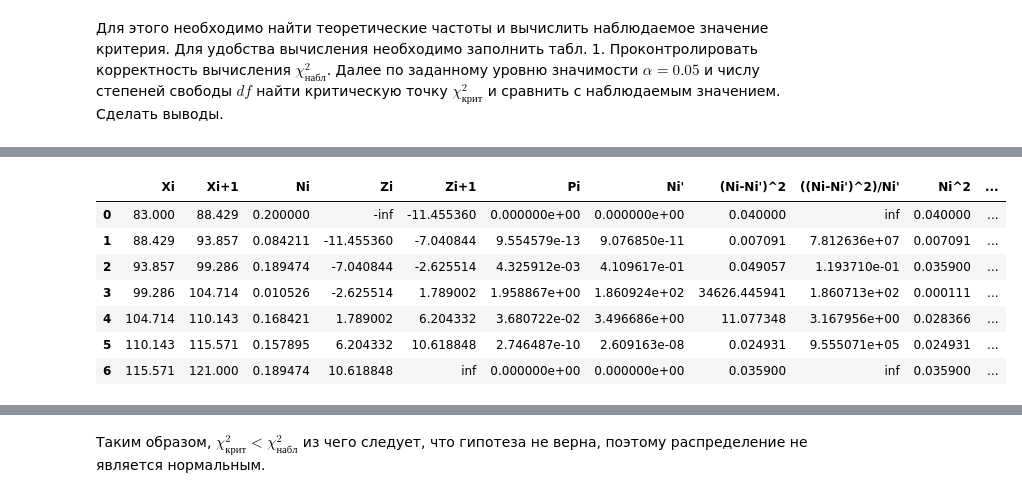
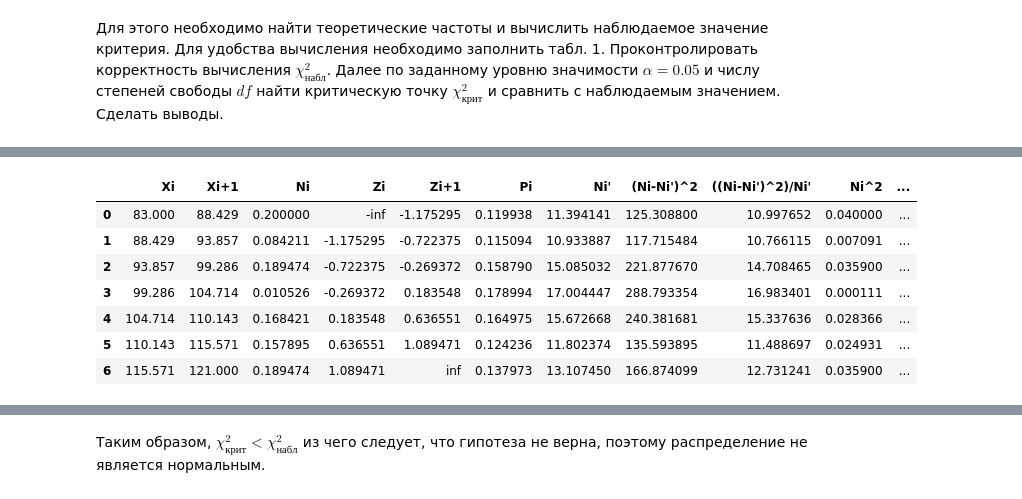
Before and after one commit to the-mvi/smedh-2023, a Jupyter notebook: 9383_Likhashva_AD_Karpekina_AA/task3.ipynb, the cells around one changed output, grey strips where cells are left out. Saved outputs shown, nothing was run; the diff lists cells and outputs as text; code cells hidden in the pictures.

```diff
--- a/9383_Likhashva_AD_Karpekina_AA/task3.ipynb
+++ b/9383_Likhashva_AD_Karpekina_AA/task3.ipynb
@@ -175,9 +182,6 @@ $df$ найти критическую точку $\chi^2_{крит}$ и сра
 from scipy.special import erf
 
 def laplace(x):
-    if x < 0:
-        return -laplace(-x)
-    else:
         return (1/2) + (1/2) * erf(x/math.sqrt(2))
 
 df_iqP["Zi"] = (df_iqP["Xi"] - x_st)/math.sqrt(S)
@@ -197,11 +202,11 @@ df_iqP
 |  | Xi | Xi+1 | Ni | Zi | Zi+1 | Pi | Ni' | (Ni-Ni')^2 | ((Ni-Ni')^2)/Ni' | Ni^2 | ... |
-| 0 | 83.000 | 88.429 | 0.200000 | -inf | -11.455360 | 0.000000e+00 | 0.000000e+00 | 0.040000 | inf | 0.040000 | ... |
-| 1 | 88.429 | 93.857 | 0.084211 | -11.455360 | -7.040844 | 9.554579e-13 | 9.076850e-11 | 0.007091 | 7.812636e+07 | 0.007091 | ... |
-| 2 | 93.857 | 99.286 | 0.189474 | -7.040844 | -2.625514 | 4.325912e-03 | 4.109617e-01 | 0.049057 | 1.193710e-01 | 0.035900 | ... |
-| 3 | 99.286 | 104.714 | 0.010526 | -2.625514 | 1.789002 | 1.958867e+00 | 1.860924e+02 | 34626.445941 | 1.860713e+02 | 0.000111 | ... |
-| 4 | 104.714 | 110.143 | 0.168421 | 1.789002 | 6.204332 | 3.680722e-02 | 3.496686e+00 | 11.077348 | 3.167956e+00 | 0.028366 | ... |
-| 5 | 110.143 | 115.571 | 0.157895 | 6.204332 | 10.618848 | 2.746487e-10 | 2.609163e-08 | 0.024931 | 9.555071e+05 | 0.024931 | ... |
-| 6 | 115.571 | 121.000 | 0.189474 | 10.618848 | inf | 0.000000e+00 | 0.000000e+00 | 0.035900 | inf | 0.035900 | ... |
+| 0 | 83.000 | 88.429 | 0.200000 | -inf | -1.175295 | 0.119938 | 11.394141 | 125.308800 | 10.997652 | 0.040000 | ... |
+| 1 | 88.429 | 93.857 | 0.084211 | -1.175295 | -0.722375 | 0.115094 | 10.933887 | 117.715484 | 10.766115 | 0.007091 | ... |
+| 2 | 93.857 | 99.286 | 0.189474 | -0.722375 | -0.269372 | 0.158790 | 15.085032 | 221.877670 | 14.708465 | 0.035900 | ... |
+| 3 | 99.286 | 104.714 | 0.010526 | -0.269372 | 0.183548 | 0.178994 | 17.004447 | 288.793354 | 16.983401 | 0.000111 | ... |
+| 4 | 104.714 | 110.143 | 0.168421 | 0.183548 | 0.636551 | 0.164975 | 15.672668 | 240.381681 | 15.337636 | 0.028366 | ... |
+| 5 | 110.143 | 115.571 | 0.157895 | 0.636551 | 1.089471 | 0.124236 | 11.802374 | 135.593895 | 11.488697 | 0.024931 | ... |
+| 6 | 115.571 | 121.000 | 0.189474 | 1.089471 | inf | 0.137973 | 13.107450 | 166.874099 | 12.731241 | 0.035900 | ... |
 # %%
 chi2 = sum(df_iqP["((Ni-Ni')^2)/Ni'"])
 chi2_crit = st.chi2.ppf(0.95, 4)
```
Also changed, not shown: parts of 10 cells of this notebook.
